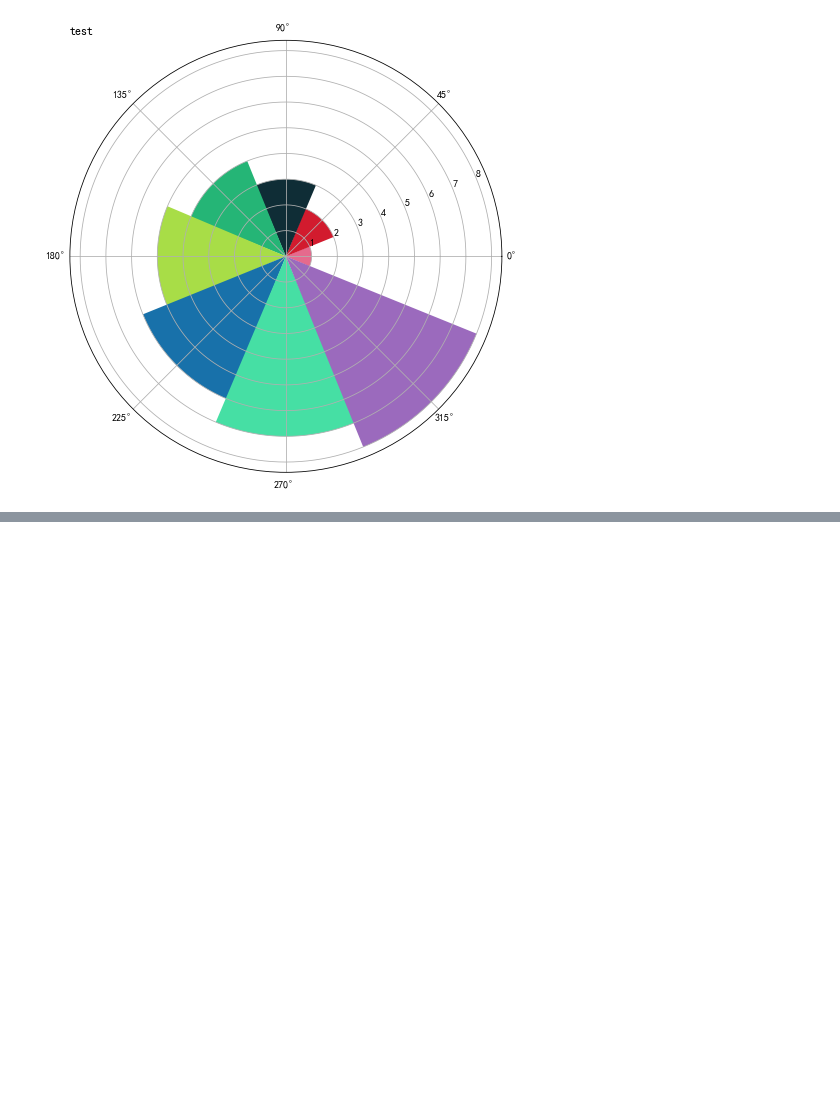
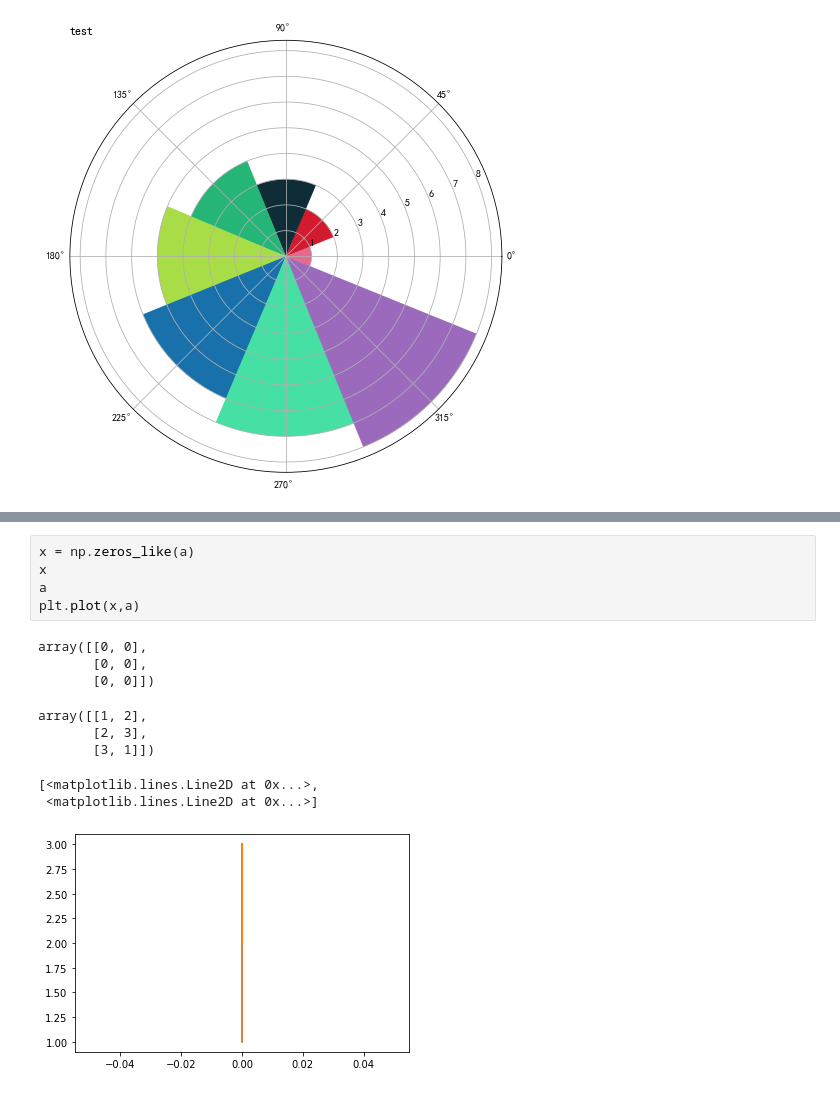
Before and after one commit to zidanewenqsh/mynotebook_01, a Jupyter notebook: matplotlib_demo.ipynb, the cells around one changed output, grey strips where cells are left out. Saved outputs shown, nothing was run; the diff lists cells and outputs as text; blank space fills up the shorter version.

```diff
--- a/matplotlib_demo.ipynb
+++ b/matplotlib_demo.ipynb
@@ -560,0 +602,15 @@ show_rose(v,'test')
+# %%
+x = np.zeros_like(a)
+x
+a
+plt.plot(x,a)
+# %% [output]
+array([[0, 0],
+       [0, 0],
+       [0, 0]])
+array([[1, 2],
+       [2, 3],
+       [3, 1]])
+[<matplotlib.lines.Line2D at 0x...>,
+ <matplotlib.lines.Line2D at 0x...>]
+[figure, added]
```
Also changed, not shown: parts of 7 cells of this notebook, 5 other files.
